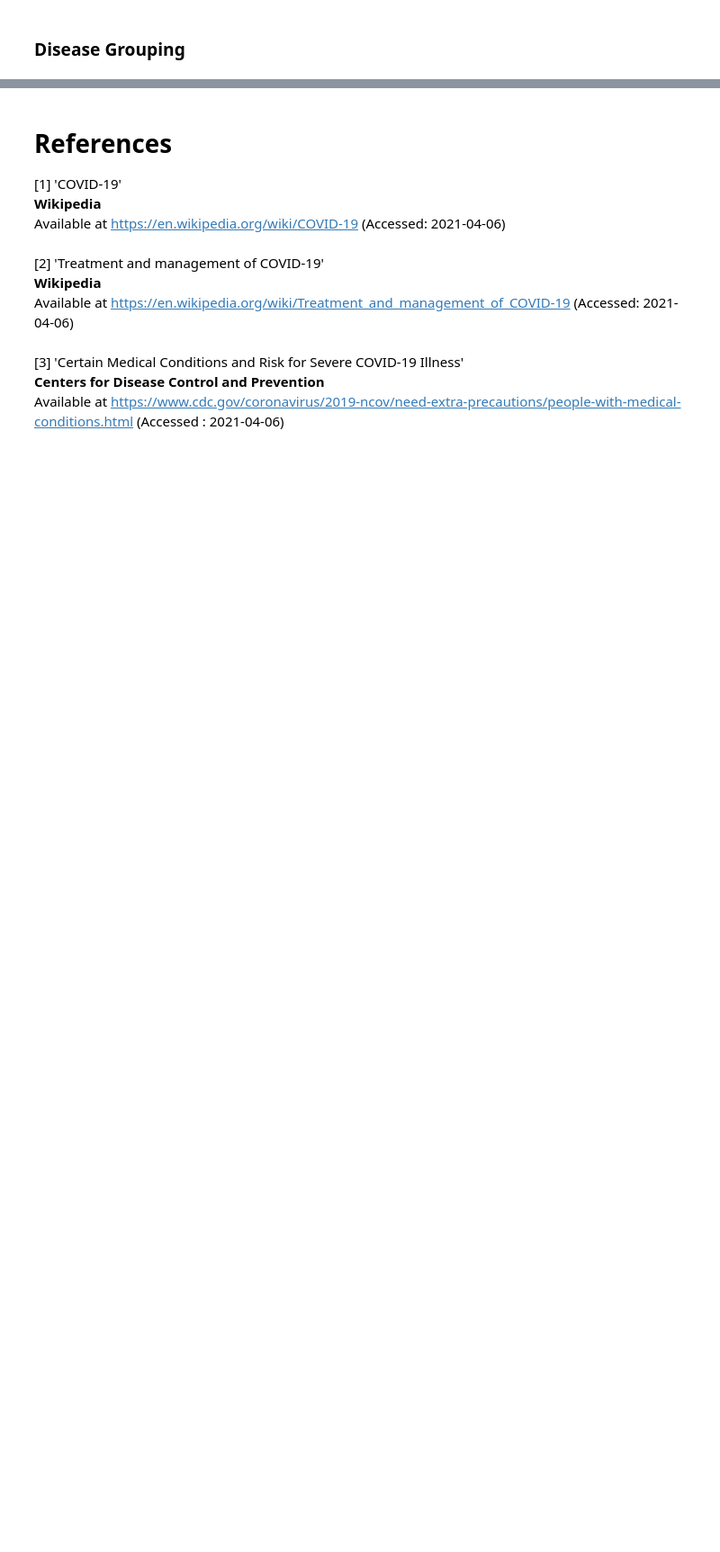
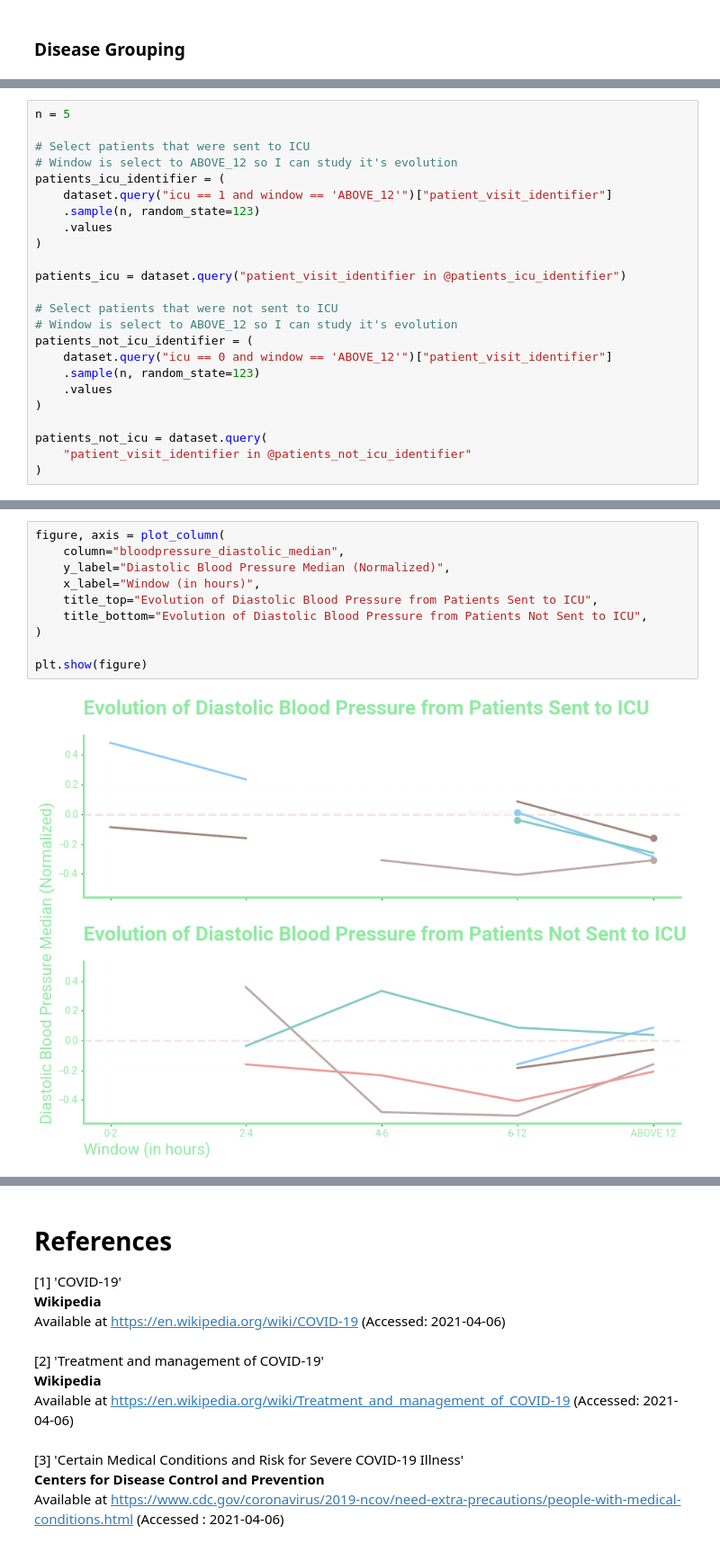
Before and after one commit to fmp95/alura-datascience-bootcamp-challenge, a Jupyter notebook: FinalProject.ipynb, the cells around one changed output, grey strips where cells are left out. Shown at 90% size. Saved outputs shown, nothing was run; the diff lists cells and outputs as text; blank space fills up the shorter version.

```diff
--- a/FinalProject.ipynb
+++ b/FinalProject.ipynb
@@ -427,0 +418,24 @@ plt.show(figure)
+# %%
+n = 5
+
+# Select patients that were sent to ICU
+# Window is select to ABOVE_12 so I can study it's evolution
+patients_icu_identifier = (
+    dataset.query("icu == 1 and window == 'ABOVE_12'")["patient_visit_identifier"]
+    .sample(n, random_state=123)
+    .values
+)
+
+patients_icu = dataset.query("patient_visit_identifier in @patients_icu_identifier")
+
+# Select patients that were not sent to ICU
+# Window is select to ABOVE_12 so I can study it's evolution
+patients_not_icu_identifier = (
+    dataset.query("icu == 0 and window == 'ABOVE_12'")["patient_visit_identifier"]
+    .sample(n, random_state=123)
+    .values
+)
+
+patients_not_icu = dataset.query(
+    "patient_visit_identifier in @patients_not_icu_identifier"
+)
@@ -427,0 +512,12 @@ plt.show(figure)
+# %%
+figure, axis = plot_column(
+    column="bloodpressure_diastolic_median",
+    y_label="Diastolic Blood Pressure Median (Normalized)",
+    x_label="Window (in hours)",
+    title_top="Evolution of Diastolic Blood Pressure from Patients Sent to ICU",
+    title_bottom="Evolution of Diastolic Blood Pressure from Patients Not Sent to ICU",
+)
+
+plt.show(figure)
+# %% [output]
+[figure, added]
```
Also changed, not shown: parts of 48 cells of this notebook.
